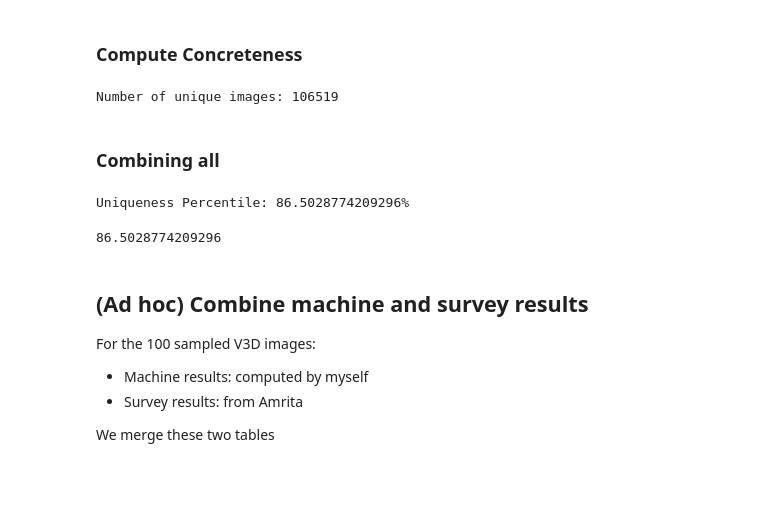
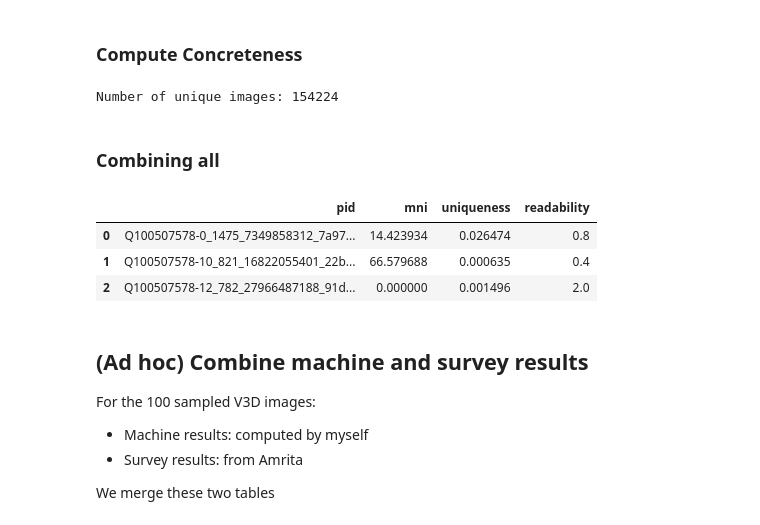
Before and after one commit to XiaomoWu/Construal, a Jupyter notebook: code/v2/data.ipynb, the cells around one changed output. Drawn from its saved outputs; the diff is of its cells as text; code cells hidden in the pictures; blank space fills up the shorter version.

```diff
--- a/code/v2/data.ipynb
+++ b/code/v2/data.ipynb
@@ -647,7 +663,7 @@ wdir = '/home/yu/OneDrive/Construal'
 setwd(wdir)
 # %%
 # we set the threshold of probability to be 0.1 or 0.5
-score_threshold = 0.5
+score_threshold = 0.1
 # %%
 # -- load all object-level MNI into one dataset --
 
@@ -1332,23 +1350,13 @@ Number of unique images: 106519
 # -- load all object-level MNI into one dataset --
 
 # load MNI based on V3D (for V3D we only use one threshold, 0.5)
-obj_mni_k10_v3d = read_feather("data/v2/v3det/on-train/obj_mni_k10_p50.feather")
-obj_mni_k25_v3d = read_feather("data/v2/v3det/on-train/obj_mni_k25_p50.feather")
-obj_mni_k50_v3d = read_feather("data/v2/v3det/on-train/obj_mni_k50_p50.feather")
 obj_mni_k100_v3d = read_feather("data/v2/v3det/on-train/obj_mni_k100_p50.feather")
 
 # rename columns in obj_mni_v3d
-obj_mni_k10_v3d = obj_mni_k10_v3d.rename(columns={"mni": "mni_k10_v3d"})
-obj_mni_k25_v3d = obj_mni_k25_v3d.rename(columns={"mni": "mni_k25_v3d"})
-obj_mni_k50_v3d = obj_mni_k50_v3d.rename(columns={"mni": "mni_k50_v3d"})
 obj_mni_k100_v3d = obj_mni_k100_v3d.rename(columns={"mni": "mni_k100_v3d"})
 
 # merge all MNI datasets
-obj_mni = (
-    obj_mni_k10_v3d.merge(obj_mni_k25_v3d, on="obj", how="inner")
-    .merge(obj_mni_k50_v3d, on="obj", how="inner")
-    .merge(obj_mni_k100_v3d, on="obj", how="inner")
-)
+obj_mni = obj_mni_k100_v3d
 
 # for v3d we only use 0.5 as the threshold
 score_threshold = 0.5
@@ -1364,8 +1372,8 @@ obj_det_results = obj_det_results.loc[obj_det_results.score>=score_threshold]
 proj_mni = (
     obj_det_results.merge(obj_mni, left_on='label', right_on='obj', how='inner')
     .groupby(['pid'])
-    .agg({'mni_k10_v3d': 'sum'})
-    .rename(columns={'mni_k10_v3d': 'mni'})
+    .agg({'mni_k100_v3d': 'mean'})
+    .rename(columns={'mni_k100_v3d': 'mni'})
     .reset_index()
 )
 
@@ -1375,62 +1383,42 @@ write_feather(proj_mni, f'data/v2/proj_mni_p{int(score_threshold*100)}_allv3d.fe
 # print the number of unique images
 print(f"Number of unique images: {proj_mni.pid.nunique()}")
 # %% [output]
-Number of unique images: 106519
+Number of unique images: 154224
 # %% [markdown]
 ### Combining all
 # %%
 def combine_all(score_threshold):
     # Args:
     #    score_threshold: the threshold of probability (0.1 or 0.5)
 
     # load mni, frequency, and readability
     proj_mni = read_feather(f'data/v2/proj_mni_p{int(score_threshold*100)}_allv3d.feather')
     proj_freq = read_feather(f'data/v2/proj_freq_p{int(score_threshold*100)}_allv3d.feather')
     proj_read = read_feather(f'data/v2/proj_read_p{int(score_threshold*100)}_allv3d.feather')
 
     # merge them into one
     proj_metrics = (
         proj_mni.merge(proj_freq, on='pid', how='inner')
         .merge(proj_read, on='pid', how='inner')
-        # .drop(columns=['pid'])
-        .reset_index()
-        # .drop(columns=['index'])
+        # .reset_index()
     )
-
-    # print one row
-    print(proj_metrics)
 
     # return
     return proj_metrics
 
 proj_metrics_p50 = combine_all(0.5)
 
+# print one row
+proj_metrics_p50[:3]
+
 # save
 write_feather(proj_metrics_p50, 'data/v2/metrics_dist_p50_allv3d.feather')
+write_feather(proj_metrics_p50, 'code/v2/app/dev/data/metrics_dist_p50_allv3d.feather')
+# %% [output]
+|  | pid | mni | uniqueness | readability |
+| 0 | Q100507578-0_1475_7349858312_7a97... | 14.423934 | 0.026474 | 0.8 |
+| 1 | Q100507578-10_821_16822055401_22b... | 66.579688 | 0.000635 | 0.4 |
+| 2 | Q100507578-12_782_27966487188_91d... | 0.000000 | 0.001496 | 2.0 |
-# %%
-import numpy as np
-from scipy.stats import percentileofscore
-
-# proj_metrics_p50 # Compute the percentile of uniqueness
-
-uniqueness_percentile = percentileofscore(proj_metrics_p50['uniqueness'], 0.3)
-
-# # Compute the percentile of readability
-# readability_percentile = percentileofscore(proj_metrics_p50['readability'], proj_metrics_p50['readability'])
-
-# # Compute the percentile of concreteness
-# concreteness_percentile = percentileofscore(proj_metrics_p50['concreteness'], proj_metrics_p50['concreteness'])
-
-# Print the percentiles
-print(f"Uniqueness Percentile: {uniqueness_percentile}%")
-# print(f"Readability Percentile: {readability_percentile}%")
-# print(f"Concreteness Percentile: {concreteness_percentile}%")
-# %% [output]
-Uniqueness Percentile: 86.5028774209296%
-# %%
-uniqueness_percentile
-# %% [output]
-86.5028774209296
 # %% [markdown]
 ## (Ad hoc) Combine machine and survey results
 
```
Also changed, not shown: parts of 8 cells of this notebook, 11 other files.
